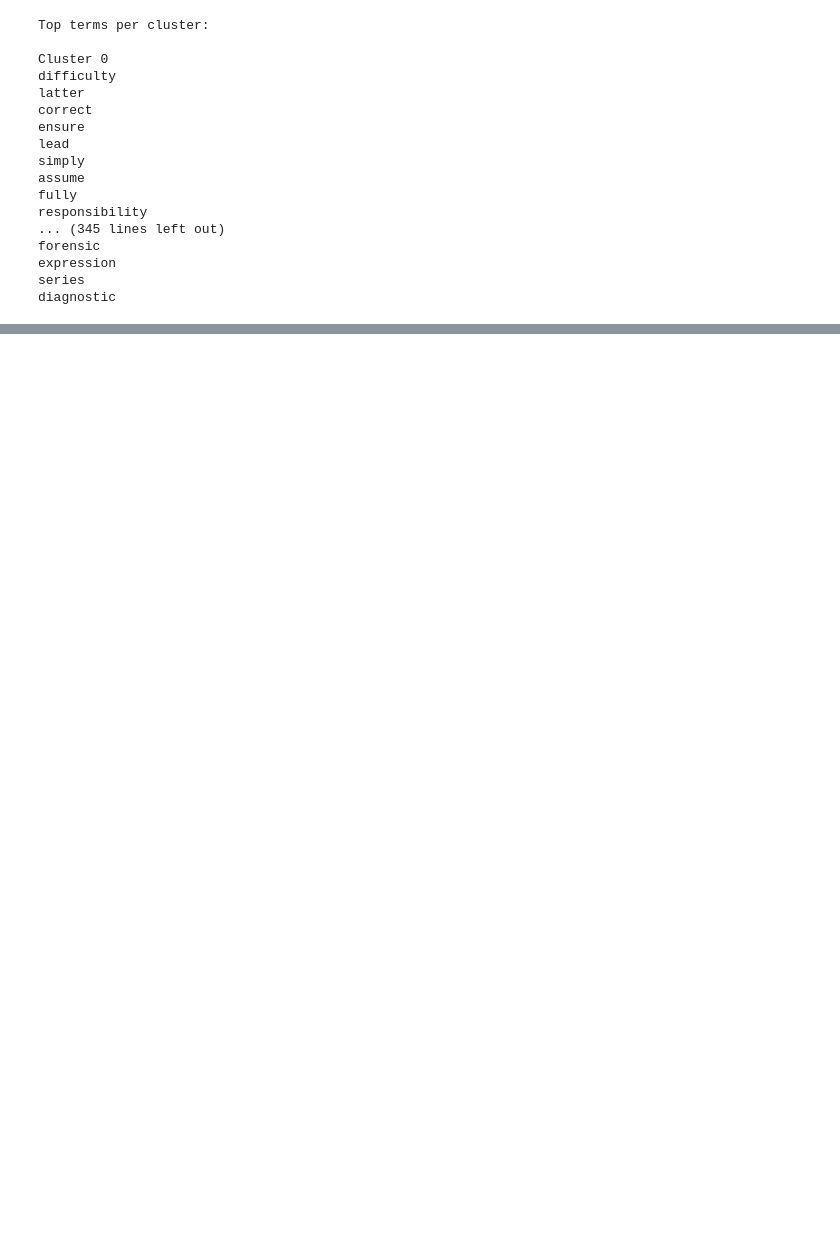
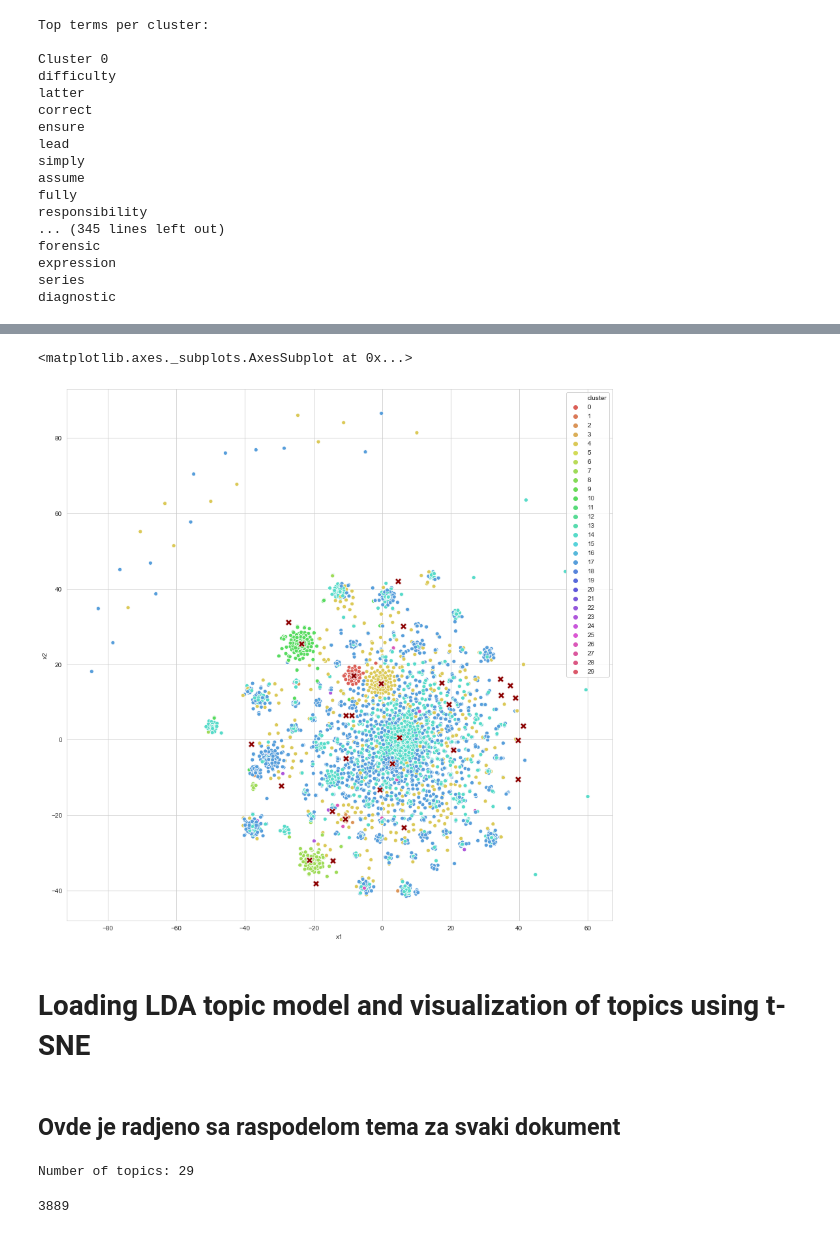
Before and after one commit to PejicM/Legal-Case-Reports-Topic-Modeling, a Jupyter notebook: documents_clustering.ipynb, the cells around one changed output, grey strips where cells are left out. Cells and saved outputs as stored; diff of their text form; code cells hidden in the pictures; blank space fills up the shorter version.

```diff
--- a/documents_clustering.ipynb
+++ b/documents_clustering.ipynb
@@ -204,0 +217,15 @@ tsne_df.head()
+# %%
+# get transformed points for all centroids
+tsne_centroids = tsne_res[scaled_data.shape[0]:, :]
+# %%
+plt.figure(figsize=(15, 15))
+
+sns.scatterplot(x=tsne_df['x1'], y=tsne_df['x2'], hue=tsne_df['cluster'], legend='full', palette=sns.color_palette("hls", 30))
+sns.scatterplot(x=tsne_centroids[:, 0], y=tsne_centroids[:, 1], marker='X', s=100, color='darkred')
+# %% [output]
+<matplotlib.axes._subplots.AxesSubplot at 0x...>
+[figure, added]
+# %% [markdown]
+# Loading LDA topic model and visualization of topics using t-SNE
+# %% [markdown]
+## Ovde je radjeno sa raspodelom tema za svaki dokument
@@ -204,0 +235,21 @@ tsne_df.head()
+# %%
+lda_model = load_model('LDA model/lda.model')
+num_topics = lda_model.num_topics
+print('Number of topics: {}'.format(num_topics))
+# %% [output]
+Number of topics: 29
+# %%
+topics_distribution = []
+
+for doc in corpus:
+    topics = []
+    topic_pairs = lda_model.get_document_topics(doc, minimum_probability=0.0)
+
+    for pair in topic_pairs:
+        topics.append(pair[1])
+
+    topics_distribution.append(topics)
+
+print(len(topics_distribution))
+# %% [output]
+3889
```
Also changed, not shown: parts of 32 cells of this notebook, 1 other file.
